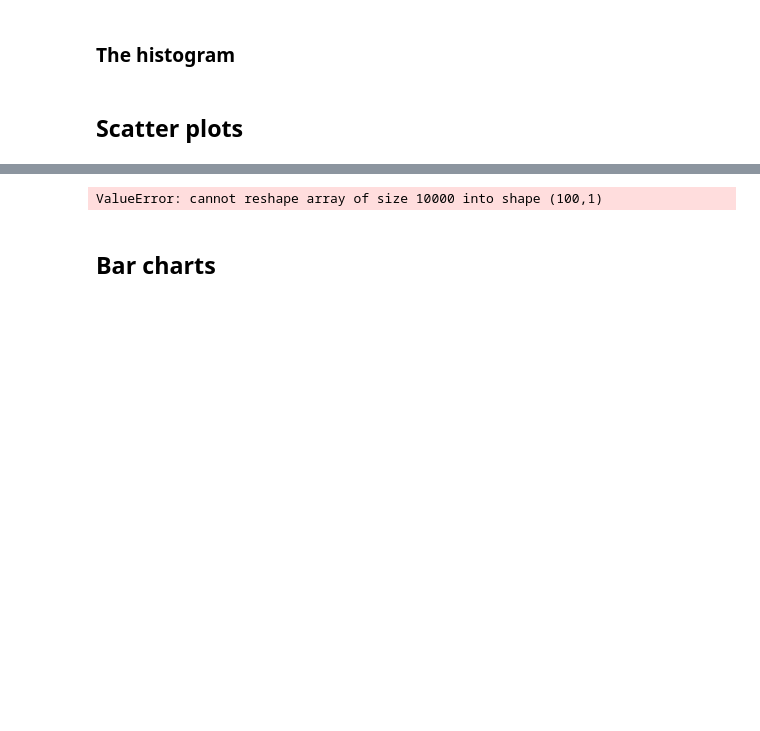
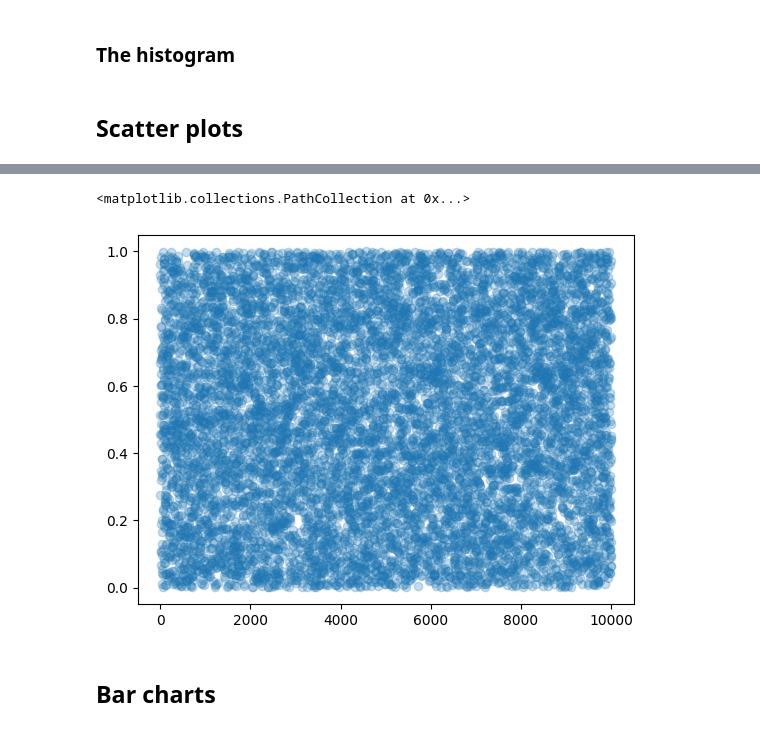
Before and after one commit to SPS-SP2273/learning-portfolio-2024-aug-gabriellemjyje, a Jupyter notebook: 7.1_plotting/plotting_(good).ipynb, the cells around one changed output, grey strips where cells are left out. Cells and saved outputs as stored; diff of their text form; code cells hidden in the pictures; blank space fills up the shorter version.

```diff
--- a/7.1_plotting/plotting_(good).ipynb
+++ b/7.1_plotting/plotting_(good).ipynb
@@ -117,13 +118,14 @@ plt.scatter(range(len(in_data)), in_data, alpha=.25)
 # %%
-data = np.random.rand(100,100)
-data = data.reshape(100,1)
+data = np.random.rand(100,100) # 100 rows, 100 columns
+data = data.reshape(10000,1) # 10000 rows, 1 column
 
 np.savetxt('hahah.csv', data, delimiter=',')
 
 in_data = np.loadtxt('hahah.csv')
 plt.scatter(range(len(in_data)), in_data, alpha=.25)
 # %% [output]
-ValueError: cannot reshape array of size 10000 into shape (100,1)
+<matplotlib.collections.PathCollection at 0x...>
+[figure, added]
 # %% [markdown]
 ## Bar charts
 # %% [markdown]
```
Also changed, not shown: parts of 3 cells of this notebook.
